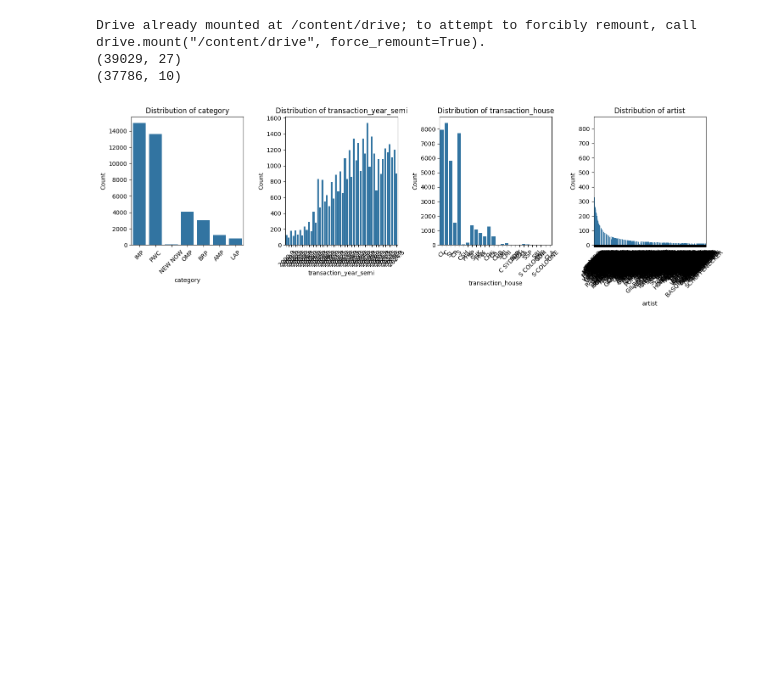
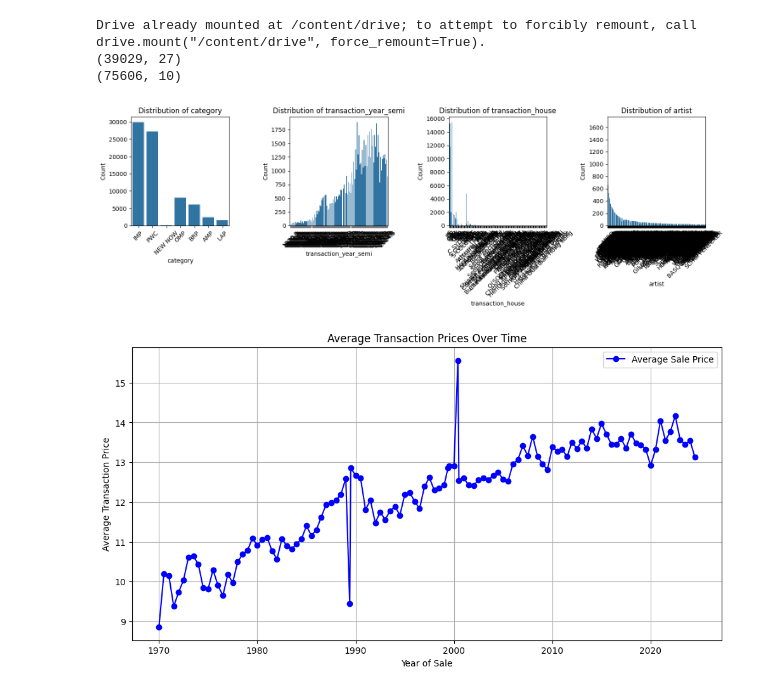
Before and after one commit to janwaelty/Master-Thesis, a Jupyter notebook: data_preprocess.ipynb, the cells around one changed output. Saved outputs shown, nothing was run; the diff lists cells and outputs as text; code cells hidden in the pictures; blank space fills up the shorter version.

```diff
--- a/data_preprocess.ipynb
+++ b/data_preprocess.ipynb
@@ -339,32 +362,37 @@ if __name__ == "__main__":
 
   # visualizations
 
   print(artwork_numeric_data.shape)
 
   visualization_data = repeated_to_single_transactions(artwork_numeric_data)
   print(visualization_data.shape)
 
   #plot_avg_sale_prices_over_time(visualization_data)
   categorical_columns = ['category', 'transaction_year_semi', 'transaction_house', 'artist']
   plot_categorical_features(visualization_data, categorical_columns)
 
+  plot_avg_sale_prices_over_time(visualization_data)
+
+
+
   # image
 
   """
   zip_path = "/content/drive/My Drive/pic.zip"
   extract_path = "/content/data"
   load_image_data(zip_path, extract_path)
   # Check for missing images
   base_dir = "/content/data"
   image_paths = artwork_numeric_data['image_url'].values
   missing_images = check_image_existence(image_paths, base_dir)
   data_filtered = filter_data_for_missing_images(artwork_numeric_data, missing_images, base_dir)
   # check functioning of image data after filtering
   print(f"After filtering:{check_image_existence(data_filtered['image_url'],base_dir)} ")
 
   """
 # %% [output]
 Drive already mounted at /content/drive; to attempt to forcibly remount, call drive.mount("/content/drive", force_remount=True).
 (39029, 27)
-(37786, 10)
+(75606, 10)
-[figure, old version]
+[figure, new version]
+[figure, added]
```
Also changed, not shown: parts of 2 cells of this notebook.
